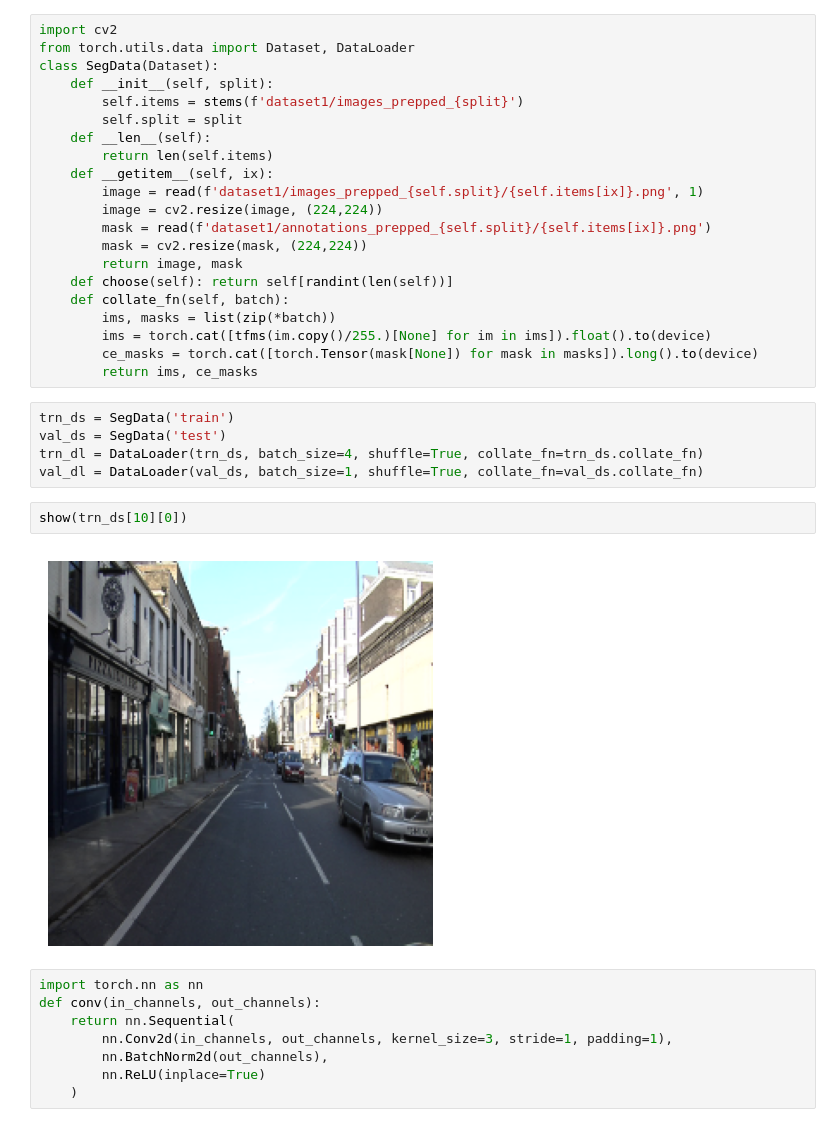
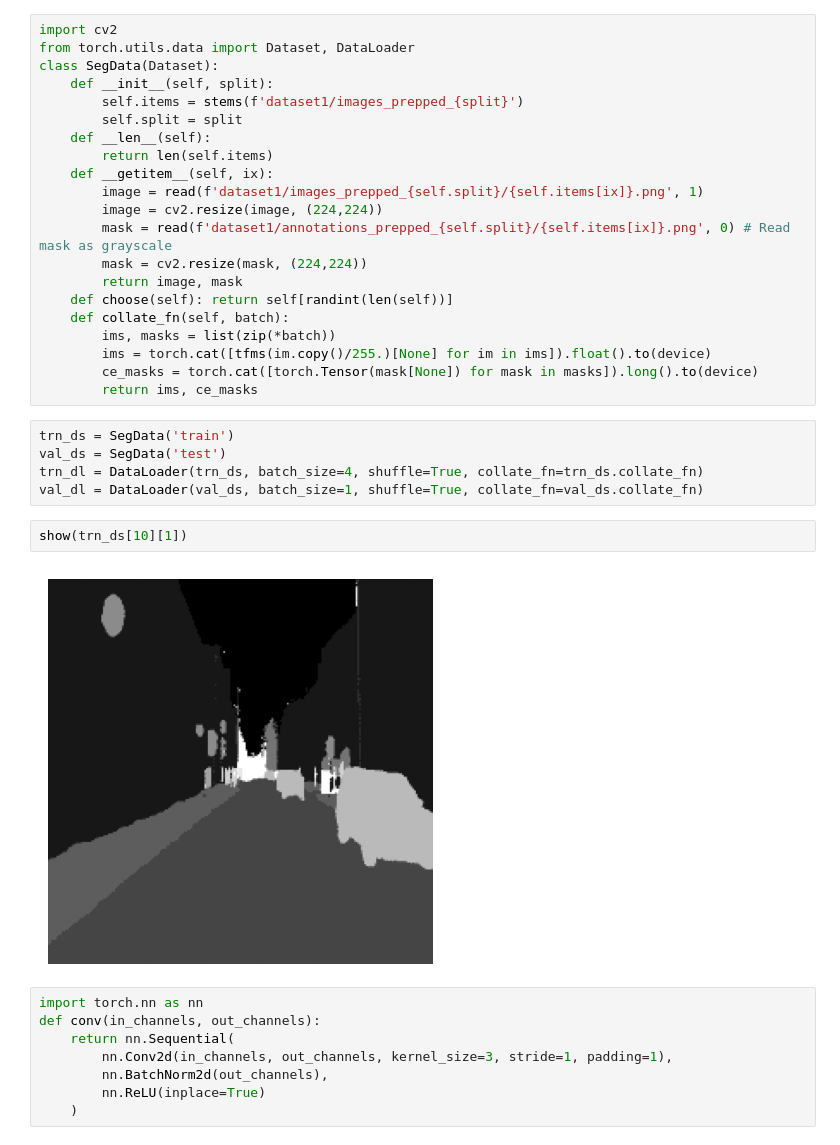
Before and after one commit to Barnettxxf/Modern-Computer-Vision-with-PyTorch, a Jupyter notebook: Chapter09/Semantic_Segmentation_with_U_Net.ipynb, the cells around one changed output. Saved outputs shown, nothing was run; the diff lists cells and outputs as text.

```diff
--- a/Chapter09/Semantic_Segmentation_with_U_Net.ipynb
+++ b/Chapter09/Semantic_Segmentation_with_U_Net.ipynb
@@ -31,7 +31,7 @@ class SegData(Dataset):
     def __getitem__(self, ix):
         image = read(f'dataset1/images_prepped_{self.split}/{self.items[ix]}.png', 1)
         image = cv2.resize(image, (224,224))
-        mask = read(f'dataset1/annotations_prepped_{self.split}/{self.items[ix]}.png')
+        mask = read(f'dataset1/annotations_prepped_{self.split}/{self.items[ix]}.png', 0) # Read mask as grayscale
         mask = cv2.resize(mask, (224,224))
         return image, mask
     def choose(self): return self[randint(len(self))]
@@ -46,9 +46,9 @@ val_ds = SegData('test')
 trn_dl = DataLoader(trn_ds, batch_size=4, shuffle=True, collate_fn=trn_ds.collate_fn)
 val_dl = DataLoader(val_ds, batch_size=1, shuffle=True, collate_fn=val_ds.collate_fn)
 # %%
-show(trn_ds[10][0])
+show(trn_ds[10][1])
 # %% [output]
-[figure, old version]
+[figure, new version]
 # %%
 import torch.nn as nn
 def conv(in_channels, out_channels):
```
Also changed, not shown: parts of 7 cells of this notebook.
